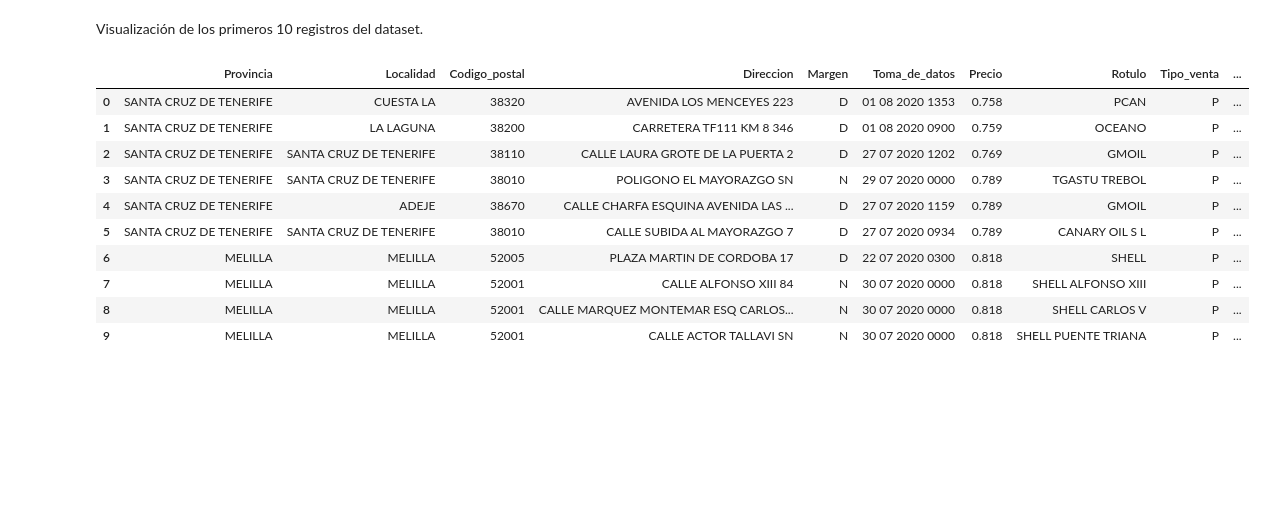
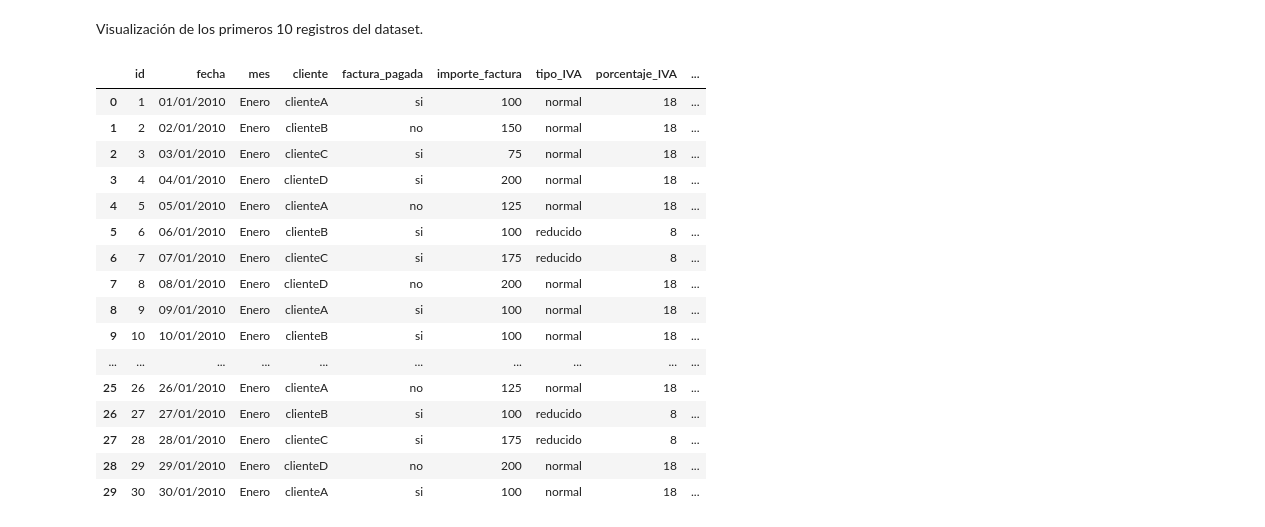
Before and after one commit to JALVARADORUIZ/Magister_BigData_UB, a Jupyter notebook: M2_AI2_AlvaradoRuizJoseArmando.ipynb, the cells around one changed output. Drawn from its saved outputs; the diff is of its cells as text; code cells hidden in the pictures; blank space fills up the shorter version.

```diff
--- a/M2_AI2_AlvaradoRuizJoseArmando.ipynb
+++ b/M2_AI2_AlvaradoRuizJoseArmando.ipynb
@@ -31,19 +45,25 @@ df = pd.read_csv(url, sep=';', decimal=',')
 # %% [markdown]
 Visualización de los primeros 10 registros del dataset.
 # %%
-df.head(10)
+df.head(30)
 # %% [output]
-|  | Provincia | Localidad | Codigo_postal | Direccion | Margen | Toma_de_datos | Precio | Rotulo | Tipo_venta | ... |
-| 0 | SANTA CRUZ DE TENERIFE | CUESTA LA | 38320 | AVENIDA LOS MENCEYES 223 | D | 01 08 2020 1353 | 0.758 | PCAN | P | ... |
-| 1 | SANTA CRUZ DE TENERIFE | LA LAGUNA | 38200 | CARRETERA TF111 KM 8 346 | D | 01 08 2020 0900 | 0.759 | OCEANO | P | ... |
-| 2 | SANTA CRUZ DE TENERIFE | SANTA CRUZ DE TENERIFE | 38110 | CALLE LAURA GROTE DE LA PUERTA 2 | D | 27 07 2020 1202 | 0.769 | GMOIL | P | ... |
-| 3 | SANTA CRUZ DE TENERIFE | SANTA CRUZ DE TENERIFE | 38010 | POLIGONO EL MAYORAZGO SN | N | 29 07 2020 0000 | 0.789 | TGASTU TREBOL | P | ... |
-| 4 | SANTA CRUZ DE TENERIFE | ADEJE | 38670 | CALLE CHARFA ESQUINA AVENIDA LAS ... | D | 27 07 2020 1159 | 0.789 | GMOIL | P | ... |
-| 5 | SANTA CRUZ DE TENERIFE | SANTA CRUZ DE TENERIFE | 38010 | CALLE SUBIDA AL MAYORAZGO 7 | D | 27 07 2020 0934 | 0.789 | CANARY OIL S L | P | ... |
-| 6 | MELILLA | MELILLA | 52005 | PLAZA MARTIN DE CORDOBA 17 | D | 22 07 2020 0300 | 0.818 | SHELL | P | ... |
-| 7 | MELILLA | MELILLA | 52001 | CALLE ALFONSO XIII 84 | N | 30 07 2020 0000 | 0.818 | SHELL ALFONSO XIII | P | ... |
-| 8 | MELILLA | MELILLA | 52001 | CALLE MARQUEZ MONTEMAR ESQ CARLOS... | N | 30 07 2020 0000 | 0.818 | SHELL CARLOS V | P | ... |
-| 9 | MELILLA | MELILLA | 52001 | CALLE ACTOR TALLAVI SN | N | 30 07 2020 0000 | 0.818 | SHELL PUENTE TRIANA | P | ... |
+|  | id | fecha | mes | cliente | factura_pagada | importe_factura | tipo_IVA | porcentaje_IVA | ... |
+| 0 | 1 | 01/01/2010 | Enero | clienteA | si | 100 | normal | 18 | ... |
+| 1 | 2 | 02/01/2010 | Enero | clienteB | no | 150 | normal | 18 | ... |
+| 2 | 3 | 03/01/2010 | Enero | clienteC | si | 75 | normal | 18 | ... |
+| 3 | 4 | 04/01/2010 | Enero | clienteD | si | 200 | normal | 18 | ... |
+| 4 | 5 | 05/01/2010 | Enero | clienteA | no | 125 | normal | 18 | ... |
+| 5 | 6 | 06/01/2010 | Enero | clienteB | si | 100 | reducido | 8 | ... |
+| 6 | 7 | 07/01/2010 | Enero | clienteC | si | 175 | reducido | 8 | ... |
+| 7 | 8 | 08/01/2010 | Enero | clienteD | no | 200 | normal | 18 | ... |
+| 8 | 9 | 09/01/2010 | Enero | clienteA | si | 100 | normal | 18 | ... |
+| 9 | 10 | 10/01/2010 | Enero | clienteB | si | 100 | normal | 18 | ... |
+| ... | ... | ... | ... | ... | ... | ... | ... | ... | ... |
+| 25 | 26 | 26/01/2010 | Enero | clienteA | no | 125 | normal | 18 | ... |
+| 26 | 27 | 27/01/2010 | Enero | clienteB | si | 100 | reducido | 8 | ... |
+| 27 | 28 | 28/01/2010 | Enero | clienteC | si | 175 | reducido | 8 | ... |
+| 28 | 29 | 29/01/2010 | Enero | clienteD | no | 200 | normal | 18 | ... |
+| 29 | 30 | 30/01/2010 | Enero | clienteA | si | 100 | normal | 18 | ... |
 # %%
 print(df.info())
 # %% [output]
```
Also changed, not shown: parts of 94 cells of this notebook.
